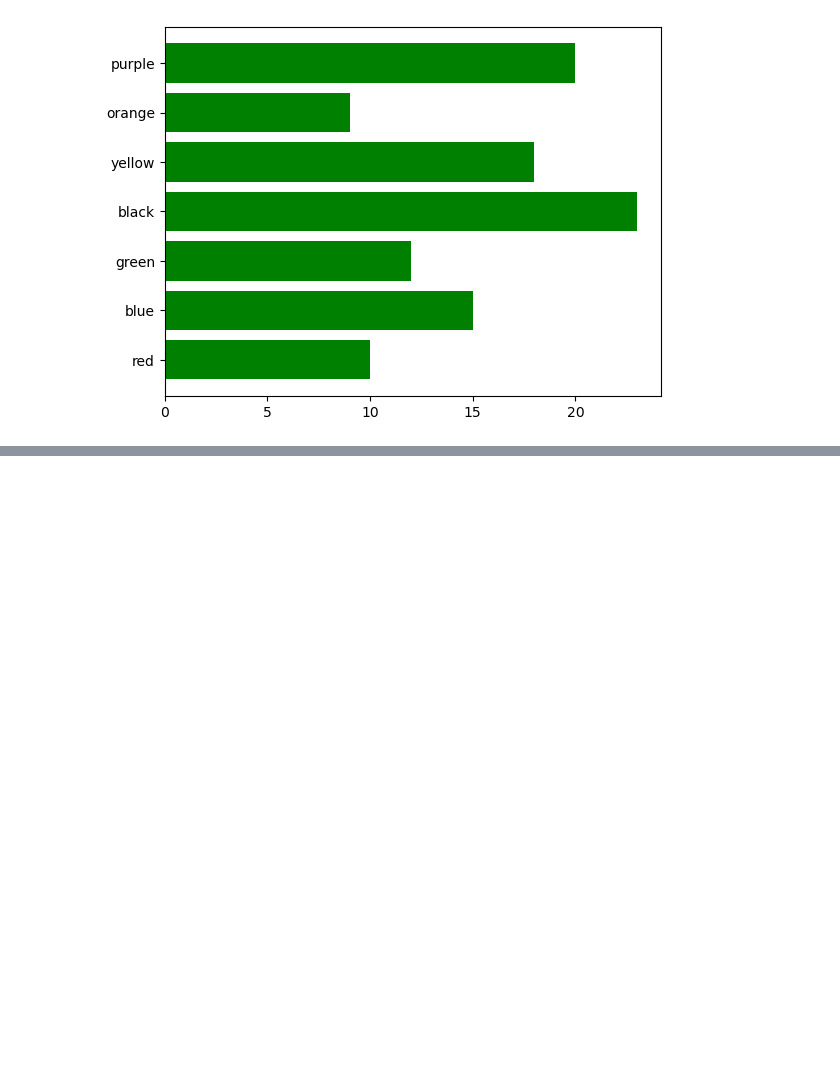
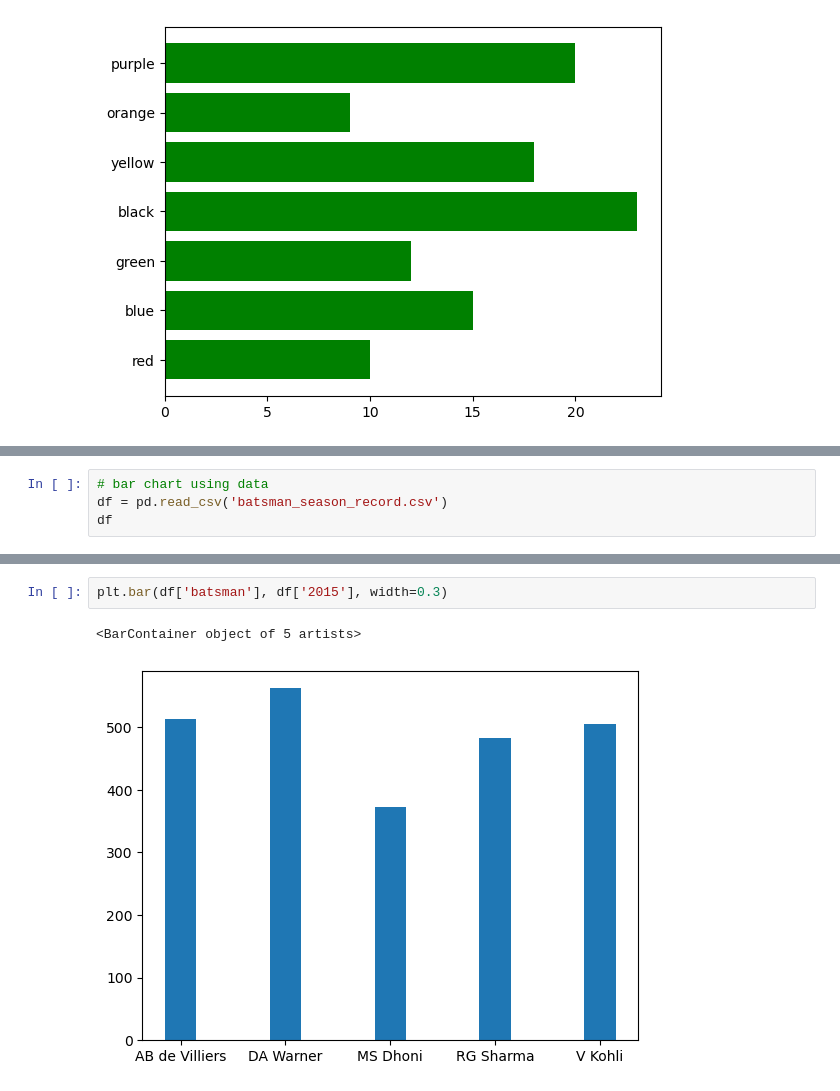
Before and after one commit to shafaq-aslam/matplotlib-lab, a Jupyter notebook: Basic Matplotlib/Bar_chart.ipynb, the cells around one changed output, grey strips where cells are left out. Cells and saved outputs as stored; diff of their text form; blank space fills up the shorter version.

Commit message:
bar chart notebook updated

```diff
--- a/Basic Matplotlib/Bar_chart.ipynb
+++ b/Basic Matplotlib/Bar_chart.ipynb
@@ -35,0 +32,4 @@ plt.barh(colors, children, color = 'green')
+# %%
+# bar chart using data
+df = pd.read_csv('batsman_season_record.csv')
+df
@@ -36,2 +43,7 @@ plt.barh(colors, children, color = 'green')
+# %%
+plt.bar(df['batsman'], df['2015'], width=0.3)
+# %% [output]
+<BarContainer object of 5 artists>
+[figure, added]
 # %%
 # Multiple bar chart
```
Also changed, not shown: parts of 6 cells of this notebook.
